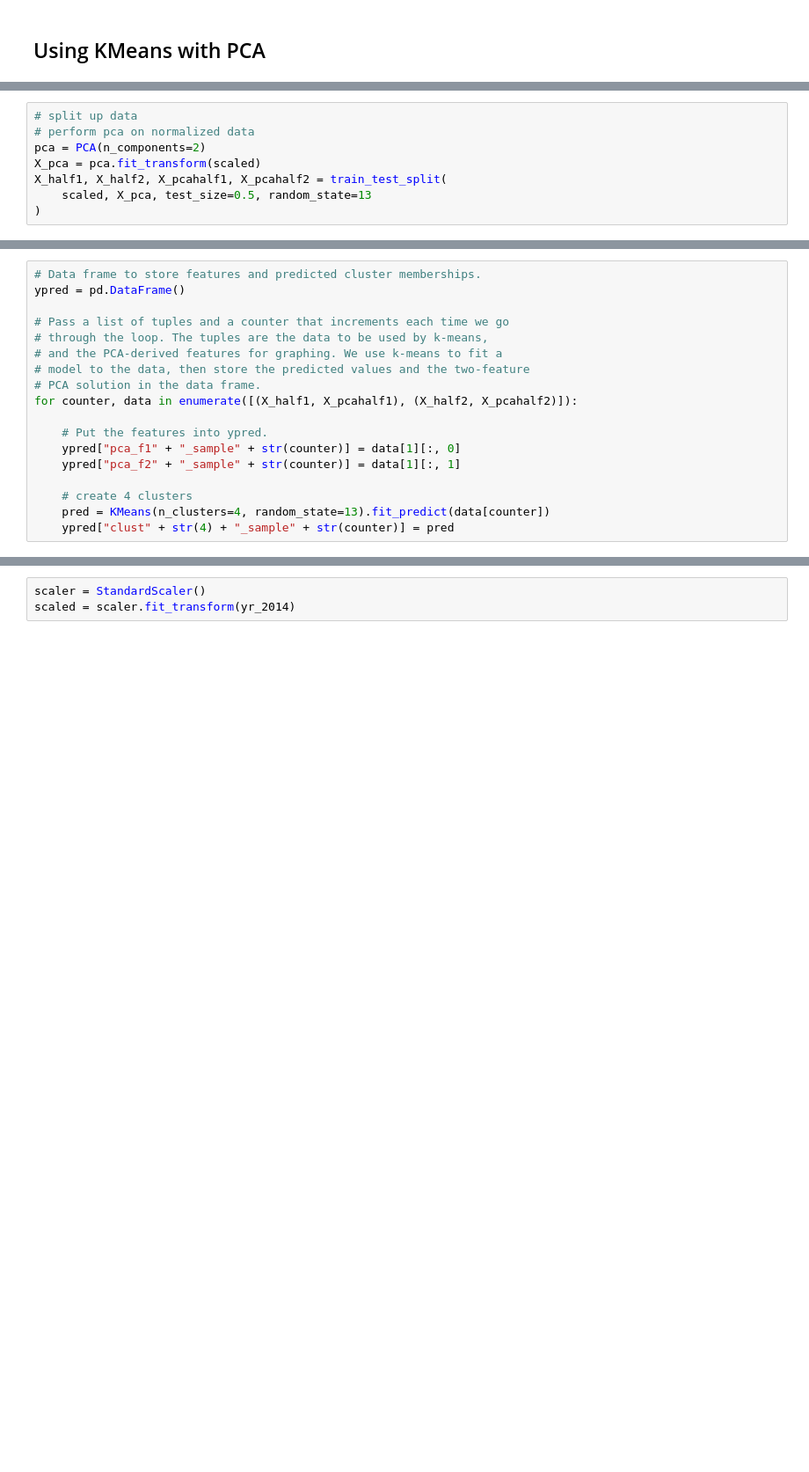
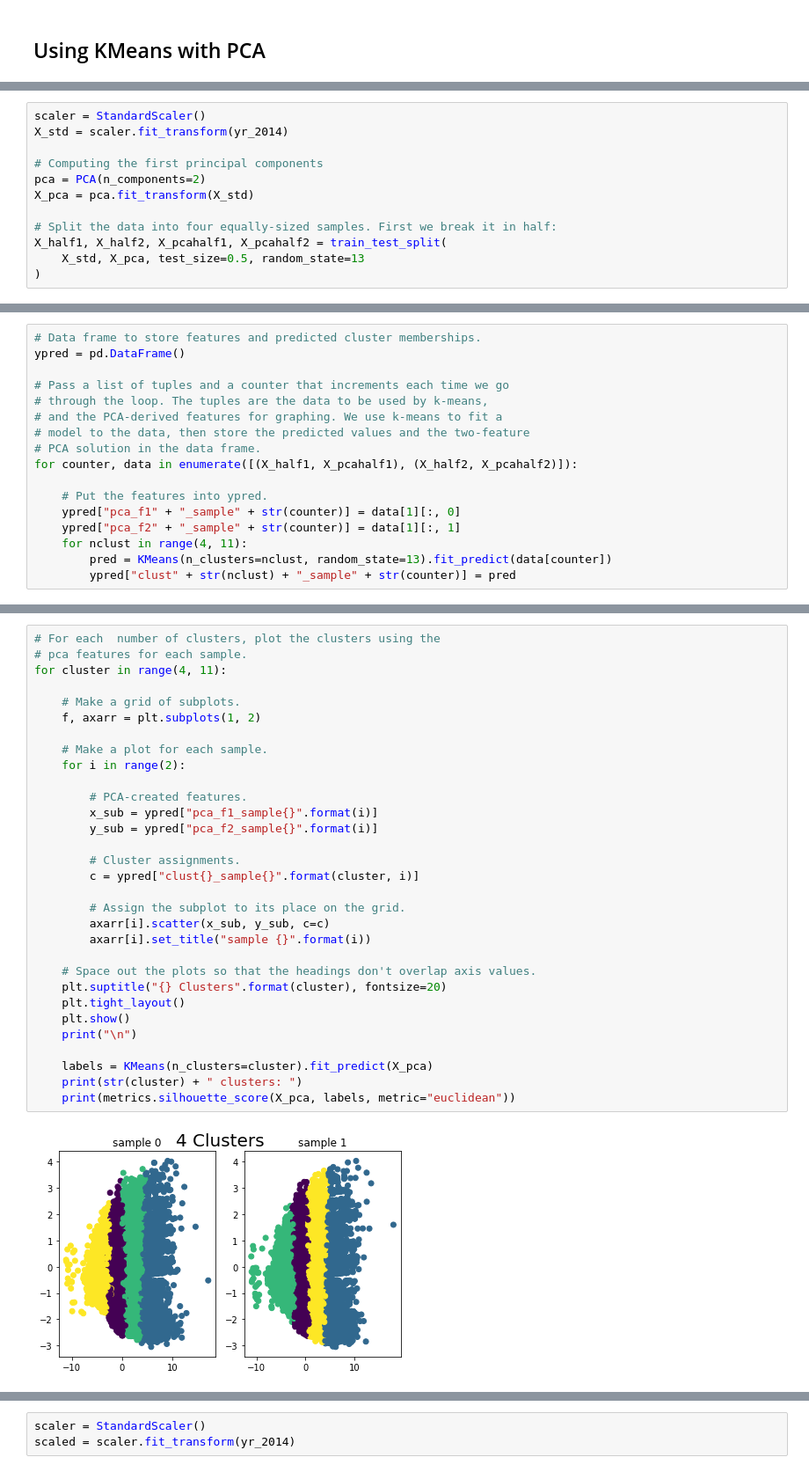
Before and after one commit to jhl126/bostonmarathon, a Jupyter notebook: results/Boston Marathon Clustering.ipynb, the cells around one changed output, grey strips where cells are left out. Shown: that part at 88% size. Drawn from its saved outputs; the diff is of its cells as text; blank space fills up the shorter version.

Commit message:
Fixed clusters

```diff
--- a/results/Boston Marathon Clustering.ipynb
+++ b/results/Boston Marathon Clustering.ipynb
@@ -167,10 +151,14 @@ scaled = scaler.fit_transform(X)
 # %%
-# split up data
-# perform pca on normalized data
+scaler = StandardScaler()
+X_std = scaler.fit_transform(yr_2014)
+
+# Computing the first principal components
 pca = PCA(n_components=2)
-X_pca = pca.fit_transform(scaled)
+X_pca = pca.fit_transform(X_std)
+
+# Split the data into four equally-sized samples. First we break it in half:
 X_half1, X_half2, X_pcahalf1, X_pcahalf2 = train_test_split(
-    scaled, X_pca, test_size=0.5, random_state=13
+    X_std, X_pca, test_size=0.5, random_state=13
 )
 # %% [output]
 [interactive output not drawn]
@@ -188,9 +176,41 @@ for counter, data in enumerate([(X_half1, X_pcahalf1), (X_half2, X_pcahalf2)]):
     # Put the features into ypred.
     ypred["pca_f1" + "_sample" + str(counter)] = data[1][:, 0]
     ypred["pca_f2" + "_sample" + str(counter)] = data[1][:, 1]
-
-    # create 4 clusters
-    pred = KMeans(n_clusters=4, random_state=13).fit_predict(data[counter])
-    ypred["clust" + str(4) + "_sample" + str(counter)] = pred
+    for nclust in range(4, 11):
+        pred = KMeans(n_clusters=nclust, random_state=13).fit_predict(data[counter])
+        ypred["clust" + str(nclust) + "_sample" + str(counter)] = pred
 # %% [output]
 [interactive output not drawn]
+# %%
+# For each  number of clusters, plot the clusters using the
+# pca features for each sample.
+for cluster in range(4, 11):
+
+    # Make a grid of subplots.
+    f, axarr = plt.subplots(1, 2)
+
+    # Make a plot for each sample.
+    for i in range(2):
+
+        # PCA-created features.
+        x_sub = ypred["pca_f1_sample{}".format(i)]
+        y_sub = ypred["pca_f2_sample{}".format(i)]
+
+        # Cluster assignments.
+        c = ypred["clust{}_sample{}".format(cluster, i)]
+
+        # Assign the subplot to its place on the grid.
+        axarr[i].scatter(x_sub, y_sub, c=c)
+        axarr[i].set_title("sample {}".format(i))
+
+    # Space out the plots so that the headings don't overlap axis values.
+    plt.suptitle("{} Clusters".format(cluster), fontsize=20)
+    plt.tight_layout()
+    plt.show()
+    print("\n")
+
+    labels = KMeans(n_clusters=cluster).fit_predict(X_pca)
+    print(str(cluster) + " clusters: ")
+    print(metrics.silhouette_score(X_pca, labels, metric="euclidean"))
+# %% [output]
+[figure, added]
```
Also changed, not shown: parts of 19 cells of this notebook.
